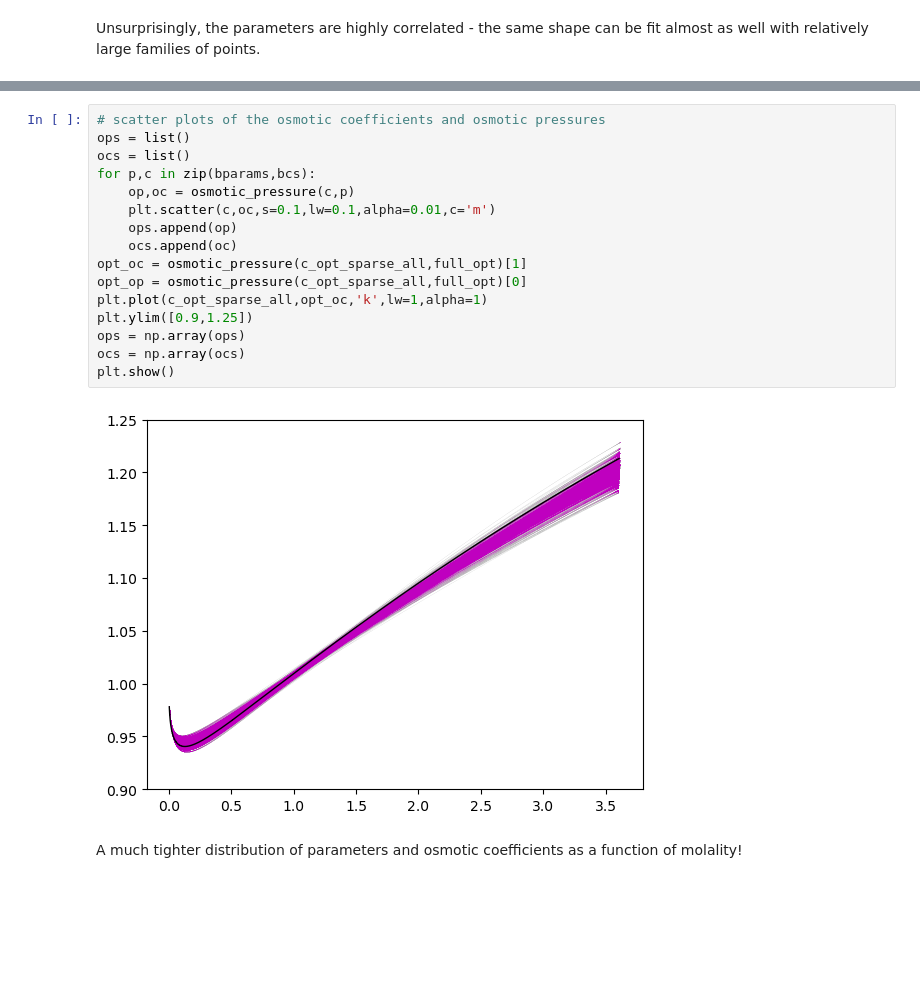
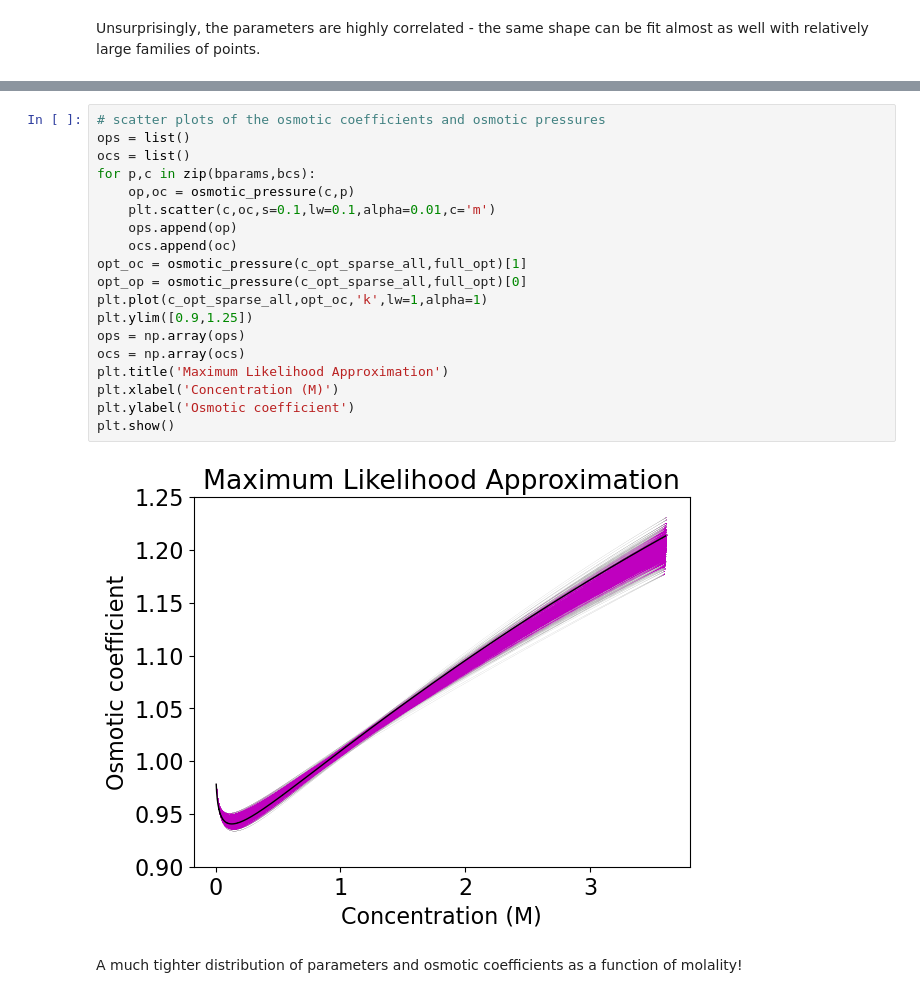
Before and after one commit to barmoral/osmotic_calculations, a Jupyter notebook: HarmonicPotential_analysis/harmonic_maxlikelihood_analysis.ipynb, the cells around one changed output, grey strips where cells are left out. Cells and saved outputs as stored; diff of their text form; blank space fills up the shorter version.

Commit message:
corrected and added plot labels

```diff
--- a/HarmonicPotential_analysis/harmonic_maxlikelihood_analysis.ipynb
+++ b/HarmonicPotential_analysis/harmonic_maxlikelihood_analysis.ipynb
@@ -678,21 +682,24 @@ Parameter 2 = -0.010244483531289553 +/- 0.0020449129263667314
 # %%
 # scatter plots of the osmotic coefficients and osmotic pressures
 ops = list()
 ocs = list()
 for p,c in zip(bparams,bcs):
     op,oc = osmotic_pressure(c,p)
     plt.scatter(c,oc,s=0.1,lw=0.1,alpha=0.01,c='m')
     ops.append(op)
     ocs.append(oc)
 opt_oc = osmotic_pressure(c_opt_sparse_all,full_opt)[1]
 opt_op = osmotic_pressure(c_opt_sparse_all,full_opt)[0]
 plt.plot(c_opt_sparse_all,opt_oc,'k',lw=1,alpha=1)
 plt.ylim([0.9,1.25])
 ops = np.array(ops)
 ocs = np.array(ocs)
+plt.title('Maximum Likelihood Approximation')
+plt.xlabel('Concentration (M)')
+plt.ylabel('Osmotic coefficient')
 plt.show()
 # %% [output]
-[figure, old version]
+[figure, new version]
 # %% [markdown]
 A much tighter distribution of parameters and osmotic coefficients as a function of molality!
 # %% [markdown]
```
Also changed, not shown: parts of 8 cells of this notebook, 6 other files.
